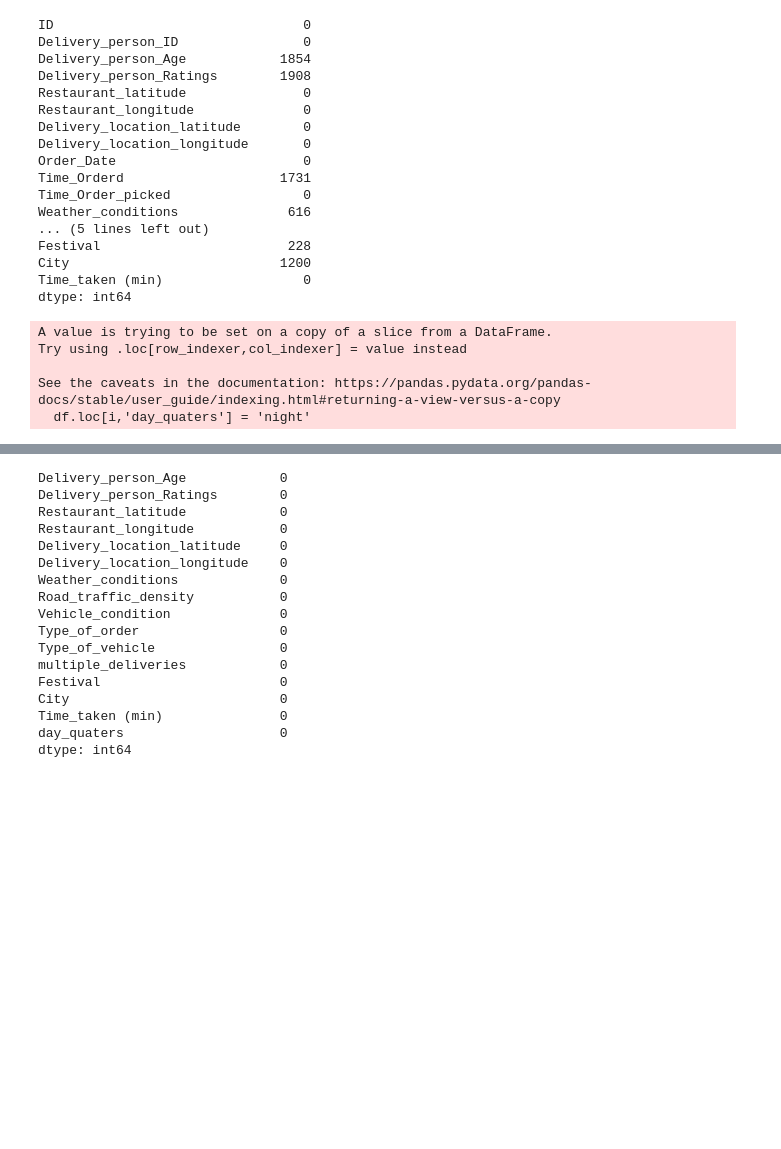
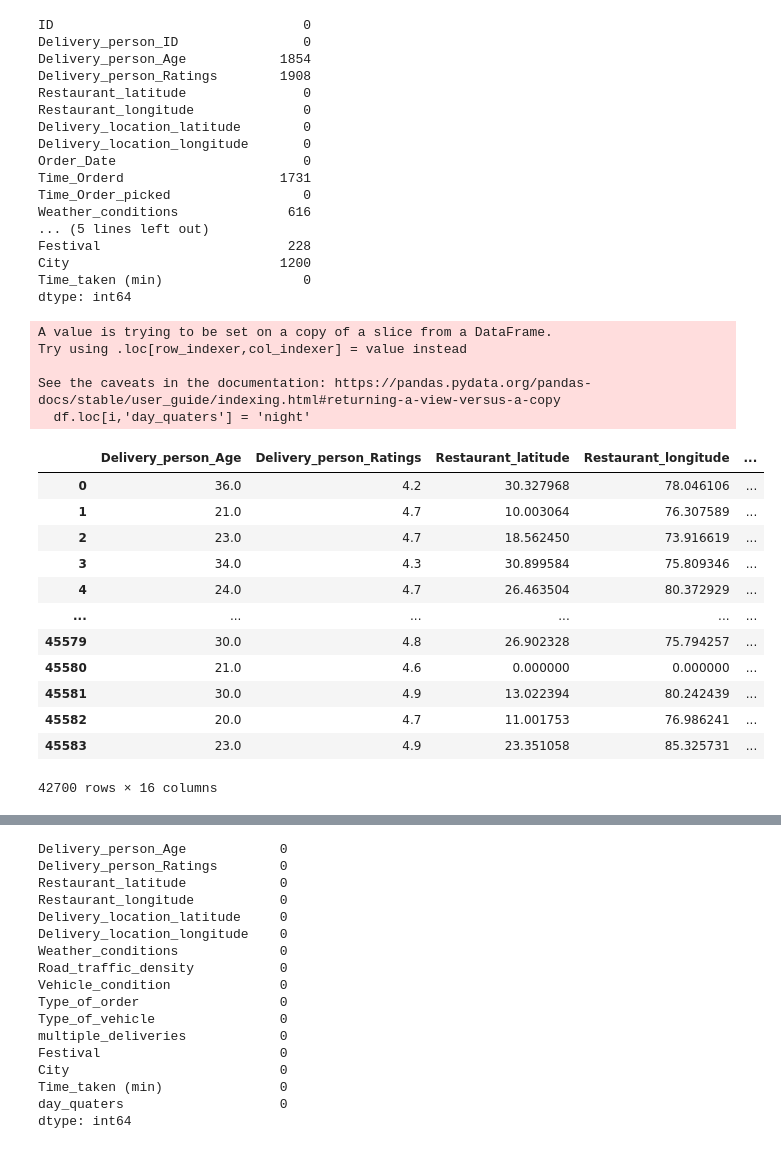
Before and after one commit to AKISHPOTHURI/FoodDelivery, a Jupyter notebook: notebooks/ModelTraining.ipynb, the cells around one changed output, grey strips where cells are left out. Saved outputs shown, nothing was run; the diff lists cells and outputs as text; code cells hidden in the pictures; blank space fills up the shorter version.

```diff
--- a/notebooks/ModelTraining.ipynb
+++ b/notebooks/ModelTraining.ipynb
@@ -11,5 +11,5 @@ from sklearn.preprocessing import OrdinalEncoder #Ordinal Encoding
 from sklearn.pipeline import Pipeline
 from sklearn.compose import ColumnTransformer
 # %%
-data = pd.read_csv("https://raw.githubusercontent.com/AKISHPOTHURI/DataScience/main/Dataset/online_order.csv")
-data.head()
+df = pd.read_csv("https://raw.githubusercontent.com/AKISHPOTHURI/DataScience/main/Dataset/online_order.csv")
+# data.head()
@@ -41,24 +43,54 @@ City                           1200
 Time_taken (min)                  0
 dtype: int64
 # %%
-data=data.drop(labels=['ID','Delivery_person_ID'], axis=1)
-df = data.loc[data.isnull().sum(1)>=3]
-data1 = pd.concat([data, df, df]).drop_duplicates(keep=False)
-df = data1[data1['City'].notna()]
+# data=df.drop(labels=['ID','Delivery_person_ID'], axis=1)
+# df = data.loc[data.isnull().sum(1)>=3]
+# data = pd.concat([data, df, df]).drop_duplicates(keep=False)
+# df = data[data['City'].notna()]
 # %%
-for i in df.index:
-    if df['Time_Orderd'][i] >= '05:00' and df['Time_Orderd'][i] < '10:00':
-        df.loc[i,'day_quaters'] = 'morning'
-    elif df['Time_Orderd'][i] >= '10:00' and df['Time_Orderd'][i] < '14:00':
-        df.loc[i,'day_quaters'] = 'late morning'
-    elif df['Time_Orderd'][i] >= '14:00' and df['Time_Orderd'][i] < '19:00':
-        df.loc[i,'day_quaters'] = 'afternoon'
-    elif df['Time_Orderd'][i] >= '19:00':
-        df.loc[i,'day_quaters'] = 'night'
-df=df.drop(labels=['Time_Orderd','Time_Order_picked','Order_Date'], axis=1)
+def data_Cleaning(df):
+    try:
+        data=df.drop(labels=['ID','Delivery_person_ID'], axis=1)
+        df = data.loc[data.isnull().sum(1)>=3]
+        data = pd.concat([data, df, df]).drop_duplicates(keep=False)
+        df = data[data['City'].notna()]
+        for i in df.index:
+            if df['Time_Orderd'][i] >= '05:00' and df['Time_Orderd'][i] < '10:00':
+                df.loc[i,'day_quaters'] = 'morning'
+            elif df['Time_Orderd'][i] >= '10:00' and df['Time_Orderd'][i] < '14:00':
+                df.loc[i,'day_quaters'] = 'late morning'
+            elif df['Time_Orderd'][i] >= '14:00' and df['Time_Orderd'][i] < '19:00':
+                df.loc[i,'day_quaters'] = 'afternoon'
+            elif df['Time_Orderd'][i] >= '19:00':
+                df.loc[i,'day_quaters'] = 'night'
+        df=df.drop(labels=['Time_Orderd','Time_Order_picked','Order_Date'], axis=1)
+        df['Festival'].fillna("No", inplace = True) # 98% of the column has No as a value
+        df['day_quaters'].fillna("night", inplace = True) # most of the people ordered at night
+        df['Delivery_person_Ratings'].fillna(round(np.mean(df['Delivery_person_Ratings']),1), inplace = True)
+        df['Delivery_person_Age'].fillna(round(np.mean(df['Delivery_person_Age'])), inplace = True)
+        df['multiple_deliveries'].fillna(round(np.mean(df['multiple_deliveries'])), inplace=True)
+        df = df.dropna()
+        return df
+    except Exception as e:
+        print("Exception Occured")
+df=data_Cleaning(df)
+df
 # %% [output]
 A value is trying to be set on a copy of a slice from a DataFrame.
 Try using .loc[row_indexer,col_indexer] = value instead
 
 See the caveats in the documentation: https://pandas.pydata.org/pandas-docs/stable/user_guide/indexing.html#returning-a-view-versus-a-copy
   df.loc[i,'day_quaters'] = 'night'
+|  | Delivery_person_Age | Delivery_person_Ratings | Restaurant_latitude | Restaurant_longitude | ... |
+| 0 | 36.0 | 4.2 | 30.327968 | 78.046106 | ... |
+| 1 | 21.0 | 4.7 | 10.003064 | 76.307589 | ... |
+| 2 | 23.0 | 4.7 | 18.562450 | 73.916619 | ... |
+| 3 | 34.0 | 4.3 | 30.899584 | 75.809346 | ... |
+| 4 | 24.0 | 4.7 | 26.463504 | 80.372929 | ... |
+| ... | ... | ... | ... | ... | ... |
+| 45579 | 30.0 | 4.8 | 26.902328 | 75.794257 | ... |
+| 45580 | 21.0 | 4.6 | 0.000000 | 0.000000 | ... |
+| 45581 | 30.0 | 4.9 | 13.022394 | 80.242439 | ... |
+| 45582 | 20.0 | 4.7 | 11.001753 | 76.986241 | ... |
+| 45583 | 23.0 | 4.9 | 23.351058 | 85.325731 | ... |
+42700 rows × 16 columns
```
Also changed, not shown: parts of 20 cells of this notebook, 31 other files.
